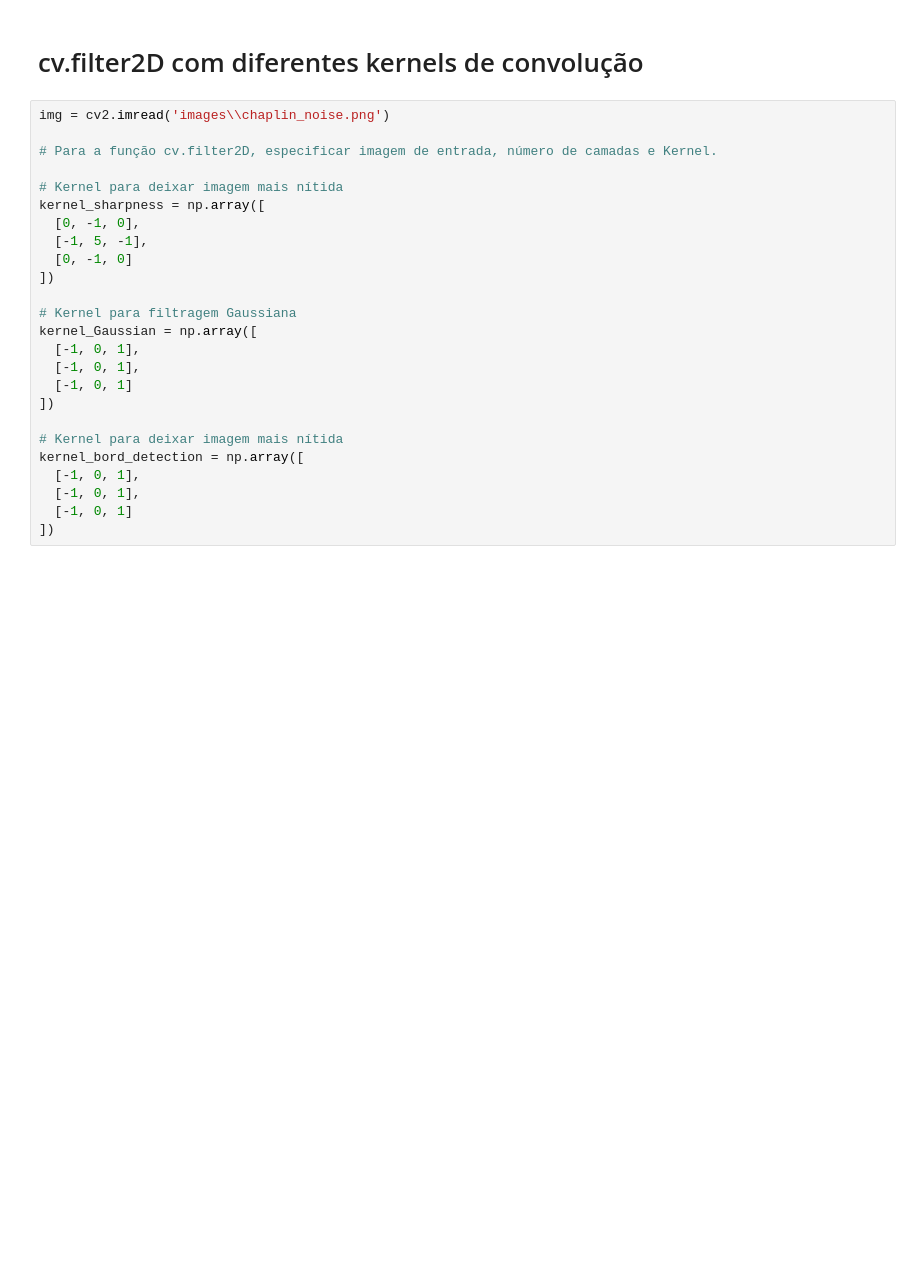
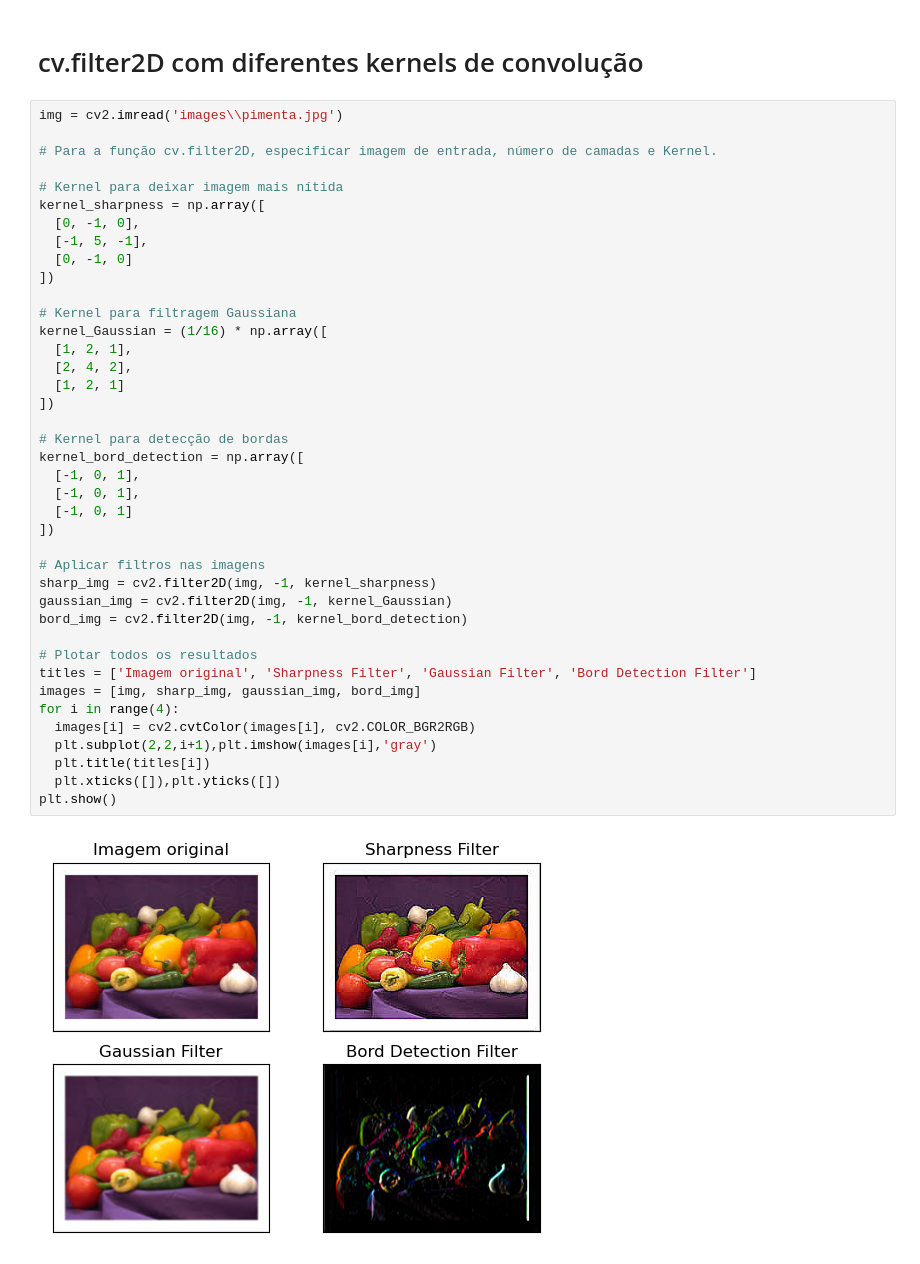
Before and after one commit to Adribom/VisComp22, a Jupyter notebook: Aula4/Filtros_de_suavização.ipynb, the cells around one changed output. Saved outputs shown, nothing was run; the diff lists cells and outputs as text; blank space fills up the shorter version.

```diff
--- a/Aula4/Filtros_de_suavização.ipynb
+++ b/Aula4/Filtros_de_suavização.ipynb
@@ -55,27 +55,44 @@ plt.show()
 # %% [markdown]
 # cv.filter2D com diferentes kernels de convolução
 # %%
-img = cv2.imread('images\\chaplin_noise.png')
+img = cv2.imread('images\\pimenta.jpg')
 
 # Para a função cv.filter2D, especificar imagem de entrada, número de camadas e Kernel.
 
 # Kernel para deixar imagem mais nítida
 kernel_sharpness = np.array([
   [0, -1, 0],
   [-1, 5, -1],
   [0, -1, 0]
 ])
 
 # Kernel para filtragem Gaussiana
-kernel_Gaussian = np.array([
+kernel_Gaussian = (1/16) * np.array([
+  [1, 2, 1],
+  [2, 4, 2],
+  [1, 2, 1]
+])
+
+# Kernel para detecção de bordas
+kernel_bord_detection = np.array([
   [-1, 0, 1],
   [-1, 0, 1],
   [-1, 0, 1]
 ])
 
-# Kernel para deixar imagem mais nítida
-kernel_bord_detection = np.array([
-  [-1, 0, 1],
-  [-1, 0, 1],
-  [-1, 0, 1]
-])
+# Aplicar filtros nas imagens
+sharp_img = cv2.filter2D(img, -1, kernel_sharpness)
+gaussian_img = cv2.filter2D(img, -1, kernel_Gaussian)
+bord_img = cv2.filter2D(img, -1, kernel_bord_detection)
+
+# Plotar todos os resultados
+titles = ['Imagem original', 'Sharpness Filter', 'Gaussian Filter', 'Bord Detection Filter']
+images = [img, sharp_img, gaussian_img, bord_img]
+for i in range(4):
+  images[i] = cv2.cvtColor(images[i], cv2.COLOR_BGR2RGB)
+  plt.subplot(2,2,i+1),plt.imshow(images[i],'gray')
+  plt.title(titles[i])
+  plt.xticks([]),plt.yticks([])
+plt.show()
+# %% [output]
+[figure, added]
```
Also changed, not shown: parts of 1 cell of this notebook, 6 other files.
